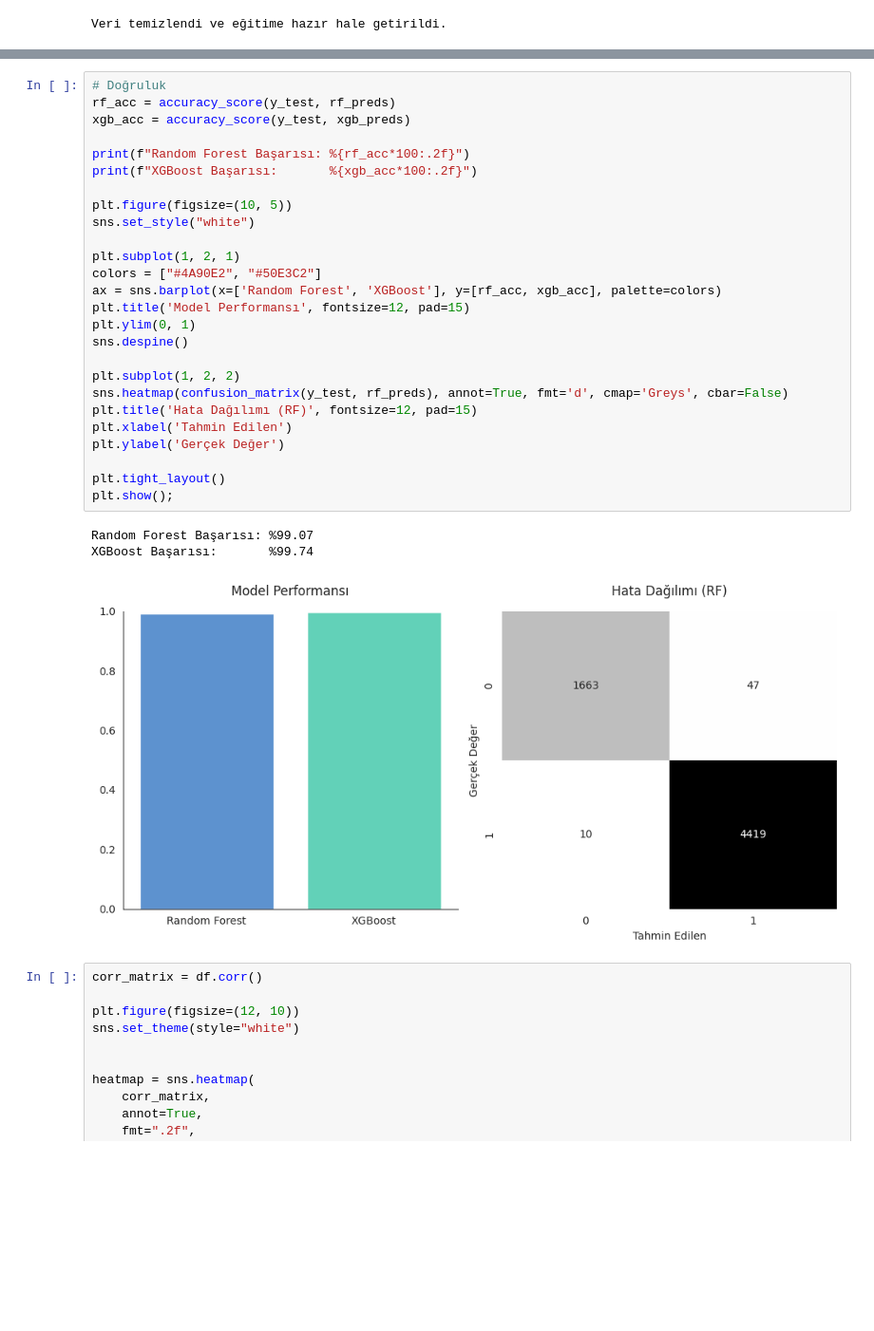
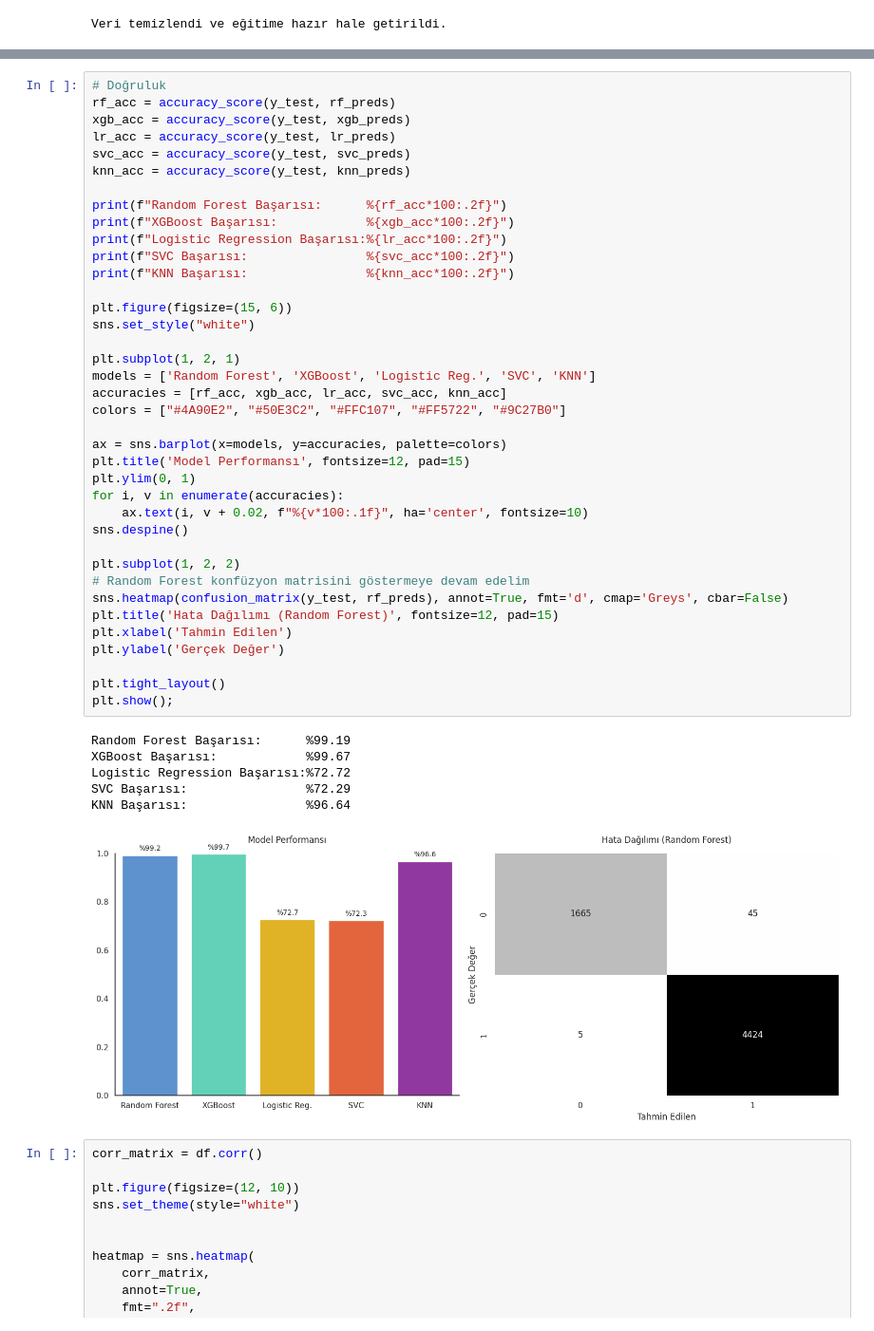
Before and after one commit to Efeyamann/LiverDiseaseAnalysis, a Jupyter notebook: KaraciğerHastalığıTespiti.ipynb, the cells around one changed output, grey strips where cells are left out. Shown at 95% size. Saved outputs shown, nothing was run; the diff lists cells and outputs as text; blank space fills up the shorter version.

Commit message:
Added all the models to the analysis

```diff
--- a/KaraciğerHastalığıTespiti.ipynb
+++ b/KaraciğerHastalığıTespiti.ipynb
@@ -104,33 +128,48 @@ print("İki model de başarıyla eğitildi.")
 # %%
 # Doğruluk
 rf_acc = accuracy_score(y_test, rf_preds)
 xgb_acc = accuracy_score(y_test, xgb_preds)
+lr_acc = accuracy_score(y_test, lr_preds)
+svc_acc = accuracy_score(y_test, svc_preds)
+knn_acc = accuracy_score(y_test, knn_preds)
 
-print(f"Random Forest Başarısı: %{rf_acc*100:.2f}")
-print(f"XGBoost Başarısı:       %{xgb_acc*100:.2f}")
+print(f"Random Forest Başarısı:      %{rf_acc*100:.2f}")
+print(f"XGBoost Başarısı:            %{xgb_acc*100:.2f}")
+print(f"Logistic Regression Başarısı:%{lr_acc*100:.2f}")
+print(f"SVC Başarısı:                %{svc_acc*100:.2f}")
+print(f"KNN Başarısı:                %{knn_acc*100:.2f}")
 
-plt.figure(figsize=(10, 5))
+plt.figure(figsize=(15, 6))
 sns.set_style("white")
 
 plt.subplot(1, 2, 1)
-colors = ["#4A90E2", "#50E3C2"]
-ax = sns.barplot(x=['Random Forest', 'XGBoost'], y=[rf_acc, xgb_acc], palette=colors)
+models = ['Random Forest', 'XGBoost', 'Logistic Reg.', 'SVC', 'KNN']
+accuracies = [rf_acc, xgb_acc, lr_acc, svc_acc, knn_acc]
+colors = ["#4A90E2", "#50E3C2", "#FFC107", "#FF5722", "#9C27B0"]
+
+ax = sns.barplot(x=models, y=accuracies, palette=colors)
 plt.title('Model Performansı', fontsize=12, pad=15)
 plt.ylim(0, 1)
+for i, v in enumerate(accuracies):
+    ax.text(i, v + 0.02, f"%{v*100:.1f}", ha='center', fontsize=10)
 sns.despine()
 
 plt.subplot(1, 2, 2)
+# Random Forest konfüzyon matrisini göstermeye devam edelim
 sns.heatmap(confusion_matrix(y_test, rf_preds), annot=True, fmt='d', cmap='Greys', cbar=False)
-plt.title('Hata Dağılımı (RF)', fontsize=12, pad=15)
+plt.title('Hata Dağılımı (Random Forest)', fontsize=12, pad=15)
 plt.xlabel('Tahmin Edilen')
 plt.ylabel('Gerçek Değer')
 
 plt.tight_layout()
 plt.show();
 # %% [output]
-Random Forest Başarısı: %99.07
-XGBoost Başarısı:       %99.74
+Random Forest Başarısı:      %99.19
+XGBoost Başarısı:            %99.67
+Logistic Regression Başarısı:%72.72
+SVC Başarısı:                %72.29
+KNN Başarısı:                %96.64
-[figure, old version]
+[figure, new version]
 # %%
 corr_matrix = df.corr()
 
```
Also changed, not shown: parts of 3 cells of this notebook, 16 other files.
